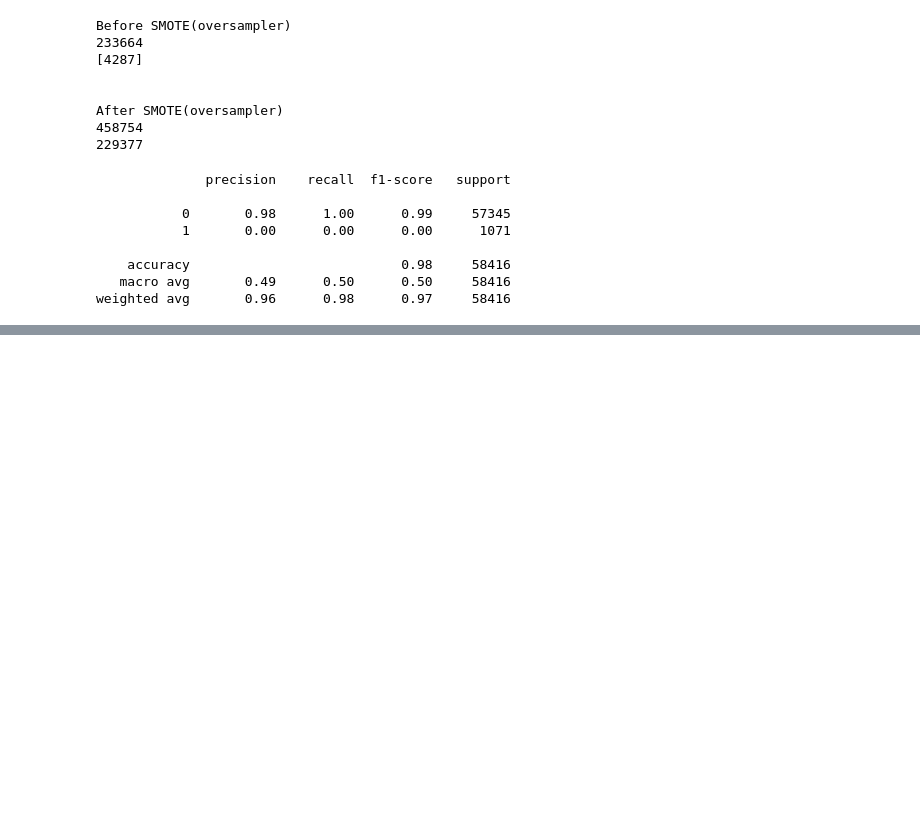
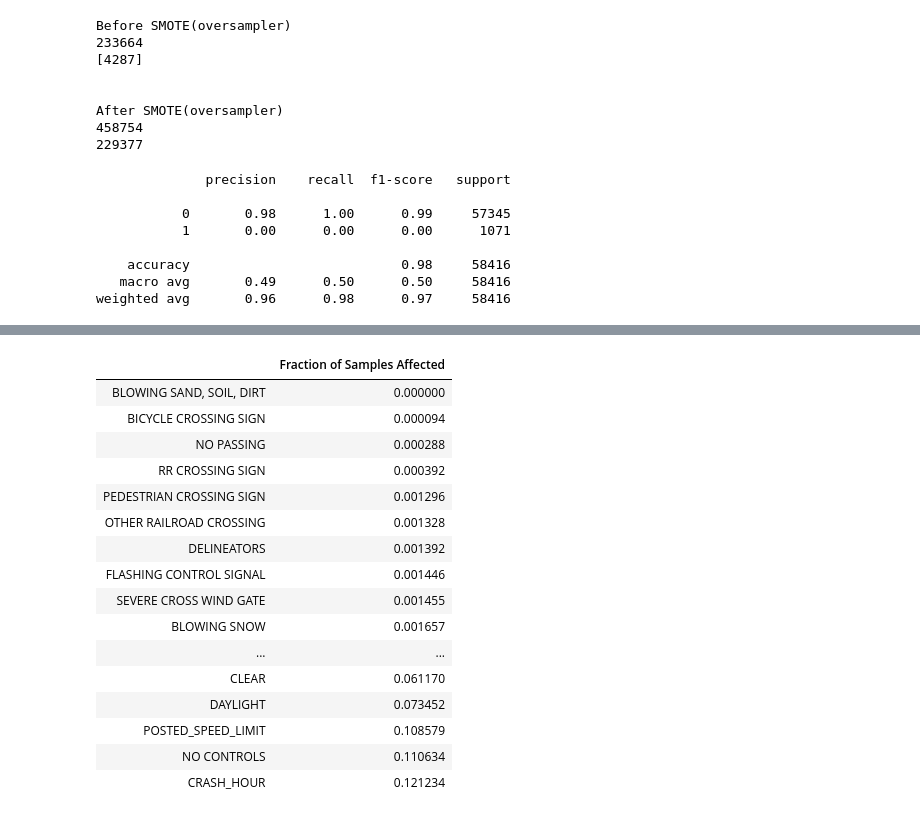
Before and after one commit to Morgan-Sell/chi-traffic-accidents, a Jupyter notebook: chi-transport-v2.ipynb, the cells around one changed output, grey strips where cells are left out. Saved outputs shown, nothing was run; the diff lists cells and outputs as text; code cells hidden in the pictures; blank space fills up the shorter version.

```diff
--- a/chi-transport-v2.ipynb
+++ b/chi-transport-v2.ipynb
@@ -350,0 +408,20 @@ print(classification_report(y_1_test, y_1_pred_xgbt))
+# %%
+xgbt_os_feat_scores
+# %% [output]
+|  | Fraction of Samples Affected |
+| BLOWING SAND, SOIL, DIRT | 0.000000 |
+| BICYCLE CROSSING SIGN | 0.000094 |
+| NO PASSING | 0.000288 |
+| RR CROSSING SIGN | 0.000392 |
+| PEDESTRIAN CROSSING SIGN | 0.001296 |
+| OTHER RAILROAD CROSSING | 0.001328 |
+| DELINEATORS | 0.001392 |
+| FLASHING CONTROL SIGNAL | 0.001446 |
+| SEVERE CROSS WIND GATE | 0.001455 |
+| BLOWING SNOW | 0.001657 |
+| ... | ... |
+| CLEAR | 0.061170 |
+| DAYLIGHT | 0.073452 |
+| POSTED_SPEED_LIMIT | 0.108579 |
+| NO CONTROLS | 0.110634 |
+| CRASH_HOUR | 0.121234 |
```
Also changed, not shown: parts of 6 cells of this notebook.
